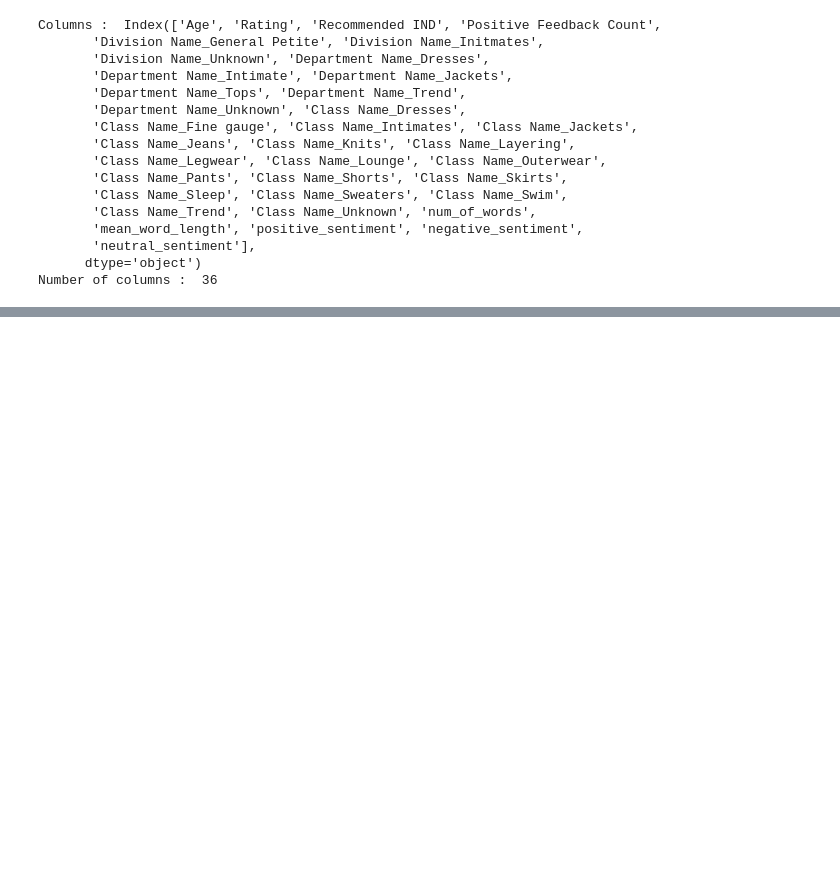
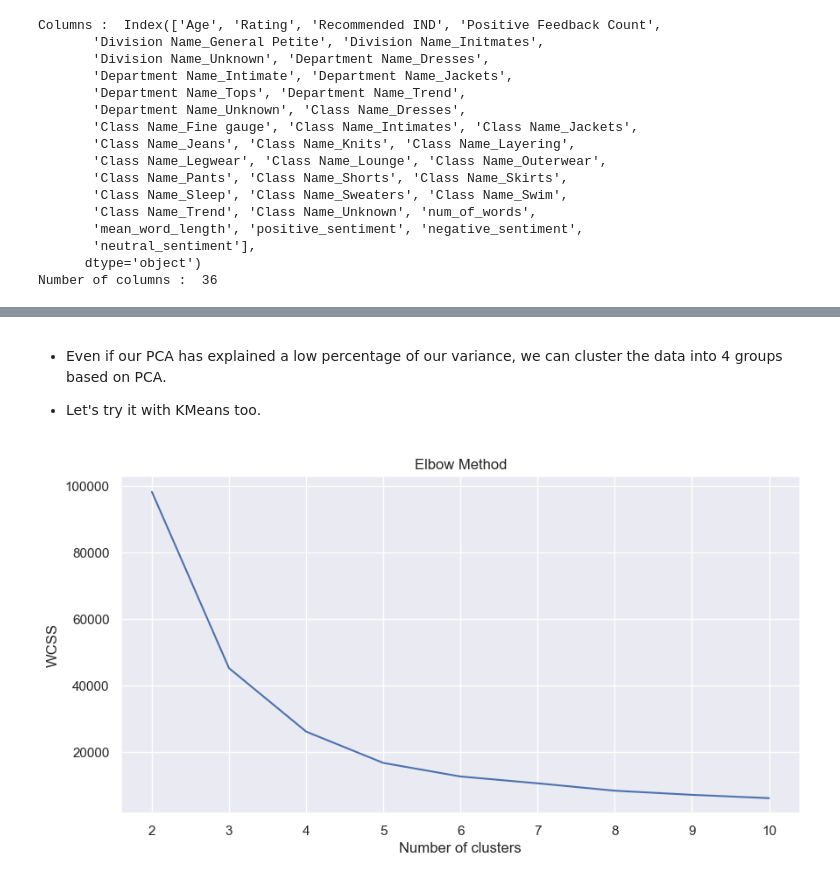
Before and after one commit to BoraDere/Women-s-E-Commerce-Clothing-Reviews, a Jupyter notebook: project.ipynb, the cells around one changed output, grey strips where cells are left out. Saved outputs shown, nothing was run; the diff lists cells and outputs as text; code cells hidden in the pictures; blank space fills up the shorter version.

```diff
--- a/project.ipynb
+++ b/project.ipynb
@@ -459,0 +549,22 @@ We have completed the feature engineering part. Now we can continue with the mod
+# %% [markdown]
+* Even if our PCA has explained a low percentage of our variance, we can cluster the data into 4 groups based on PCA.
+
+* Let's try it with KMeans too.
+# %%
+from sklearn.cluster import KMeans
+
+wcss = []
+
+for i in range(2,11):
+    kmeans = KMeans(n_clusters=i,init='k-means++',n_init="auto",max_iter=300,random_state=0)
+    kmeans.fit(PCA_df)
+    wcss.append(kmeans.inertia_)
+
+plt.figure(figsize=(10,5))
+plt.plot(range(2,11),wcss)
+plt.title("Elbow Method")
+plt.xlabel("Number of clusters")
+plt.ylabel("WCSS")
+plt.show()
+# %% [output]
+[figure, added]
```
Also changed, not shown: parts of 22 cells of this notebook.
